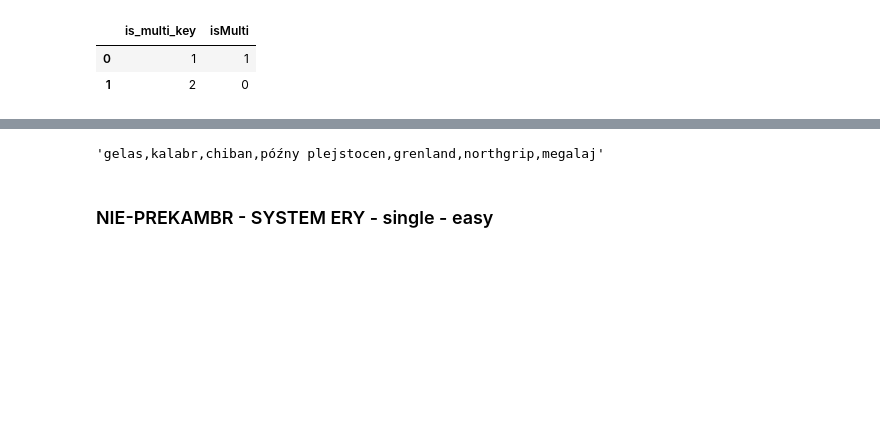
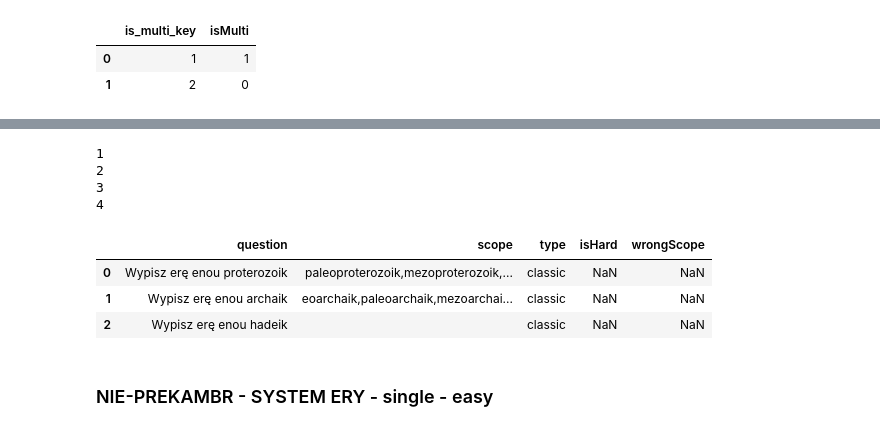
Before and after one commit to wiktorpiela/wucziapping, a Jupyter notebook: backend/question_builder/testing.ipynb, the cells around one changed output, grey strips where cells are left out. Cells and saved outputs as stored; diff of their text form; code cells hidden in the pictures; blank space fills up the shorter version.

Commit message:
prepare_open_ended_classic after first fix

```diff
--- a/backend/question_builder/testing.ipynb
+++ b/backend/question_builder/testing.ipynb
@@ -58,3 +60,4 @@ df6
 # %%
 no_precambr_data = pd.read_excel(f"{os.getcwd()}\inputs\wucziapping_data.xlsx", sheet_name="reszta")
 precambr_data = pd.read_excel(f"{os.getcwd()}\inputs\wucziapping_data.xlsx", sheet_name="Prekambr")
+test = QuestionBuilder(no_precambr_data, precambr_data)
@@ -67,7 +64,30 @@ for target in targets:
-# %%
-','.join(np.flip(data[data['SYSTEM']=='czwartorzęd']['PIETRO'].unique()))
-# %% [output]
-'gelas,kalabr,chiban,późny plejstocen,grenland,northgrip,megalaj'
+# %%
+dfs=[]
+criteria=[
+    ('non-precambrian', 'SYSTEM', 'PIETRO', 'Wypisz piętro systemu'),
+    ('non-precambrian', 'ODDZIAL', 'PIETRO', 'Wypisz piętro odziału'),
+    ('precambrian', 'ERA', 'SYSTEM', 'Wypisz system ery'),
+    ('precambrian', 'Eon', 'ERA', 'Wypisz erę enou'),
+]
+
+n = 0
+for dataSource, colNameTarget, colNameScope, questionTxt in criteria:
+    temp = test.prepare_open_ended_classic(dataSource, colNameTarget, colNameScope, questionTxt)
+    dfs.append(temp)
+    n+=1
+    print(n)
+# %% [output]
+1
+2
+3
+4
+# %%
+dfs[3]
+# %% [output]
+|  | question | scope | type | isHard | wrongScope |
+| 0 | Wypisz erę enou proterozoik | paleoproterozoik,mezoproterozoik,... | classic | NaN | NaN |
+| 1 | Wypisz erę enou archaik | eoarchaik,paleoarchaik,mezoarchai... | classic | NaN | NaN |
+| 2 | Wypisz erę enou hadeik |  | classic | NaN | NaN |
 # %% [markdown]
 ### NIE-PREKAMBR - SYSTEM ERY - single - easy
 # %%
```
Also changed, not shown: parts of 3 cells of this notebook, 1 other file.
